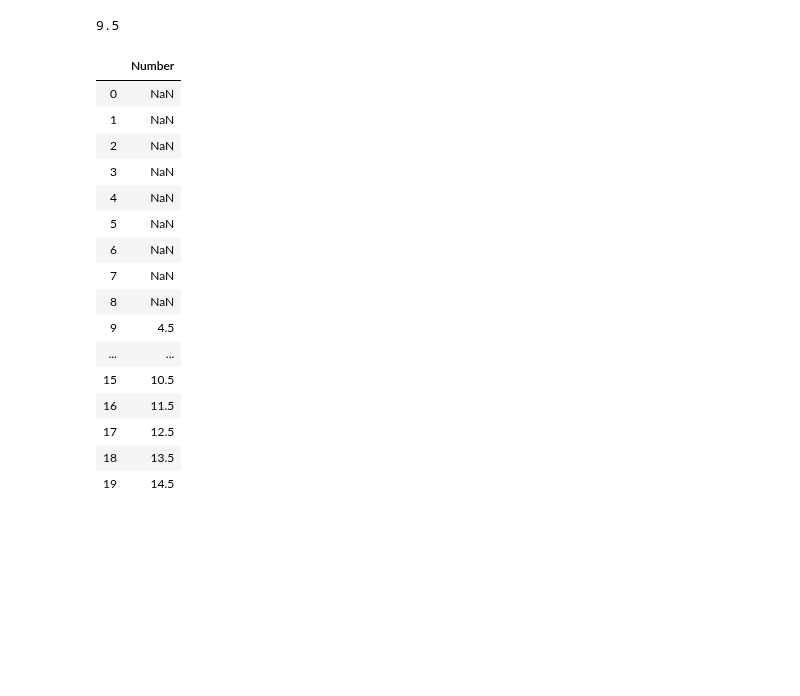
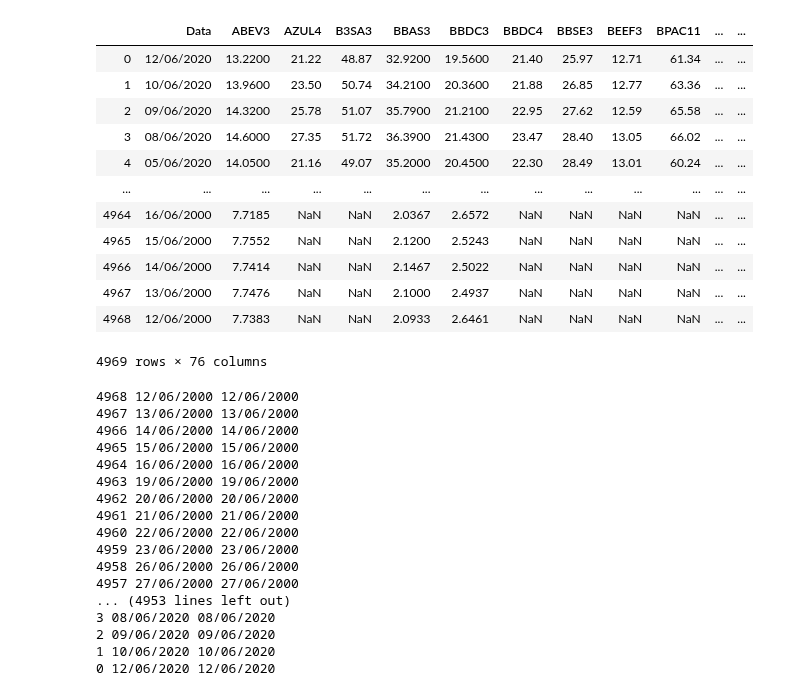
Before and after one commit to andreolvgomes/long-short-by-cointegration, a Jupyter notebook: Tests Code Python.ipynb, the cells around one changed output. Cells and saved outputs as stored; diff of their text form; code cells hidden in the pictures; blank space fills up the shorter version.

```diff
--- a/Tests Code Python.ipynb
+++ b/Tests Code Python.ipynb
@@ -14,4 +11,0 @@ numbers = np.arange(20)
-# %%
-numbers.mean()
-# %% [output]
-9.5
@@ -20,20 +12,39 @@ df = pd.DataFrame(numbers, columns=['Number'])
-# %%
-df.rolling(10).mean()
-# %% [output]
-|  | Number |
-| 0 | NaN |
-| 1 | NaN |
-| 2 | NaN |
-| 3 | NaN |
-| 4 | NaN |
-| 5 | NaN |
-| 6 | NaN |
-| 7 | NaN |
-| 8 | NaN |
-| 9 | 4.5 |
-| ... | ... |
-| 15 | 10.5 |
-| 16 | 11.5 |
-| 17 | 12.5 |
-| 18 | 13.5 |
-| 19 | 14.5 |
+# %%
+alpha = pd.read_csv('datasets/data_alpha.csv')
+# %%
+alpha
+# %% [output]
+|  | Data | ABEV3 | AZUL4 | B3SA3 | BBAS3 | BBDC3 | BBDC4 | BBSE3 | BEEF3 | BPAC11 | ... | ... |
+| 0 | 12/06/2020 | 13.2200 | 21.22 | 48.87 | 32.9200 | 19.5600 | 21.40 | 25.97 | 12.71 | 61.34 | ... | ... |
+| 1 | 10/06/2020 | 13.9600 | 23.50 | 50.74 | 34.2100 | 20.3600 | 21.88 | 26.85 | 12.77 | 63.36 | ... | ... |
+| 2 | 09/06/2020 | 14.3200 | 25.78 | 51.07 | 35.7900 | 21.2100 | 22.95 | 27.62 | 12.59 | 65.58 | ... | ... |
+| 3 | 08/06/2020 | 14.6000 | 27.35 | 51.72 | 36.3900 | 21.4300 | 23.47 | 28.40 | 13.05 | 66.02 | ... | ... |
+| 4 | 05/06/2020 | 14.0500 | 21.16 | 49.07 | 35.2000 | 20.4500 | 22.30 | 28.49 | 13.01 | 60.24 | ... | ... |
+| ... | ... | ... | ... | ... | ... | ... | ... | ... | ... | ... | ... | ... |
+| 4964 | 16/06/2000 | 7.7185 | NaN | NaN | 2.0367 | 2.6572 | NaN | NaN | NaN | NaN | ... | ... |
+| 4965 | 15/06/2000 | 7.7552 | NaN | NaN | 2.1200 | 2.5243 | NaN | NaN | NaN | NaN | ... | ... |
+| 4966 | 14/06/2000 | 7.7414 | NaN | NaN | 2.1467 | 2.5022 | NaN | NaN | NaN | NaN | ... | ... |
+| 4967 | 13/06/2000 | 7.7476 | NaN | NaN | 2.1000 | 2.4937 | NaN | NaN | NaN | NaN | ... | ... |
+| 4968 | 12/06/2000 | 7.7383 | NaN | NaN | 2.0933 | 2.6461 | NaN | NaN | NaN | NaN | ... | ... |
+4969 rows × 76 columns
+# %%
+for idx in reversed(alpha.index):
+    print(idx, alpha.loc[idx, 'Data'], alpha.loc[idx, 'Data'])
+# %% [output]
+4968 12/06/2000 12/06/2000
+4967 13/06/2000 13/06/2000
+4966 14/06/2000 14/06/2000
+4965 15/06/2000 15/06/2000
+4964 16/06/2000 16/06/2000
+4963 19/06/2000 19/06/2000
+4962 20/06/2000 20/06/2000
+4961 21/06/2000 21/06/2000
+4960 22/06/2000 22/06/2000
+4959 23/06/2000 23/06/2000
+4958 26/06/2000 26/06/2000
+4957 27/06/2000 27/06/2000
+... (4953 lines left out)
+3 08/06/2020 08/06/2020
+2 09/06/2020 09/06/2020
+1 10/06/2020 10/06/2020
+0 12/06/2020 12/06/2020
```
Also changed, not shown: parts of 2 cells of this notebook, 3 other files.
